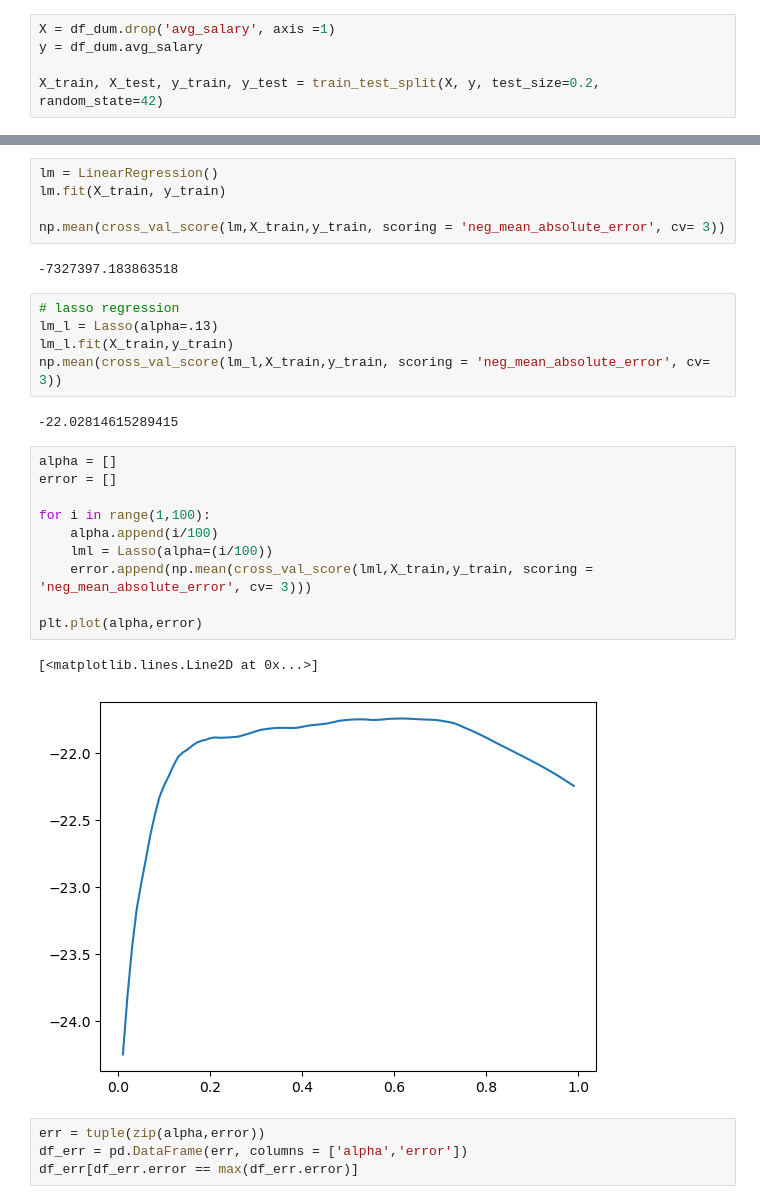
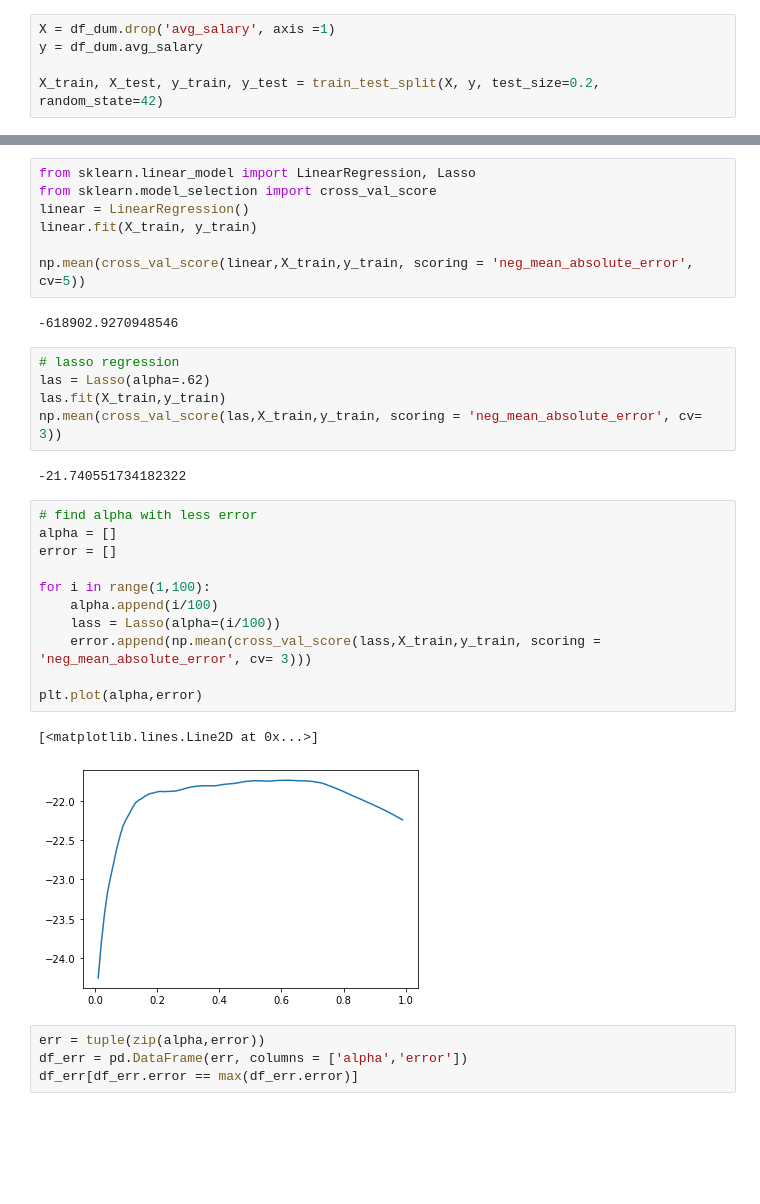
Before and after one commit to JuYinC/DataScience_Job, a Jupyter notebook: model_building.ipynb, the cells around one changed output, grey strips where cells are left out. Drawn from its saved outputs; the diff is of its cells as text; blank space fills up the shorter version.

Commit message:
update model

```diff
--- a/model_building.ipynb
+++ b/model_building.ipynb
@@ -119,31 +116,34 @@ Notes:
 strong multicollinearity problems or that the design matrix is singular.
+# %%
+from sklearn.linear_model import LinearRegression, Lasso
+from sklearn.model_selection import cross_val_score
+linear = LinearRegression()
+linear.fit(X_train, y_train)
+
+np.mean(cross_val_score(linear,X_train,y_train, scoring = 'neg_mean_absolute_error', cv=5))
+# %% [output]
+-618902.9270948546
 # %%
-lm = LinearRegression()
-lm.fit(X_train, y_train)
-
-np.mean(cross_val_score(lm,X_train,y_train, scoring = 'neg_mean_absolute_error', cv= 3))
+# lasso regression
+las = Lasso(alpha=.62)
+las.fit(X_train,y_train)
+np.mean(cross_val_score(las,X_train,y_train, scoring = 'neg_mean_absolute_error', cv= 3))
 # %% [output]
--7327397.183863518
+-21.740551734182322
-# %%
-# lasso regression
-lm_l = Lasso(alpha=.13)
-lm_l.fit(X_train,y_train)
-np.mean(cross_val_score(lm_l,X_train,y_train, scoring = 'neg_mean_absolute_error', cv= 3))
-# %% [output]
--22.02814615289415
 # %%
+# find alpha with less error
 alpha = []
 error = []
 
 for i in range(1,100):
     alpha.append(i/100)
-    lml = Lasso(alpha=(i/100))
-    error.append(np.mean(cross_val_score(lml,X_train,y_train, scoring = 'neg_mean_absolute_error', cv= 3)))
+    lass = Lasso(alpha=(i/100))
+    error.append(np.mean(cross_val_score(lass,X_train,y_train, scoring = 'neg_mean_absolute_error', cv= 3)))
 
 plt.plot(alpha,error)
 # %% [output]
 [<matplotlib.lines.Line2D at 0x...>]
-[figure, old version]
+[figure, new version]
 # %%
 err = tuple(zip(alpha,error))
 df_err = pd.DataFrame(err, columns = ['alpha','error'])
```
Also changed, not shown: parts of 11 cells of this notebook.
